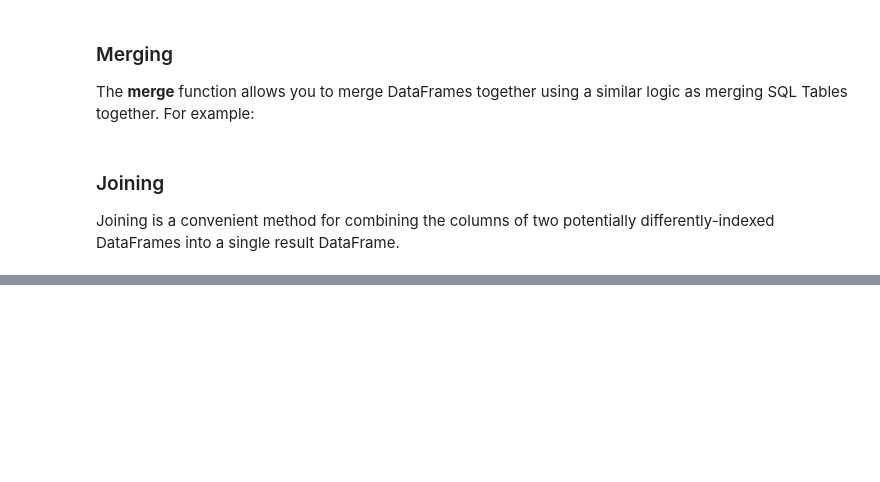
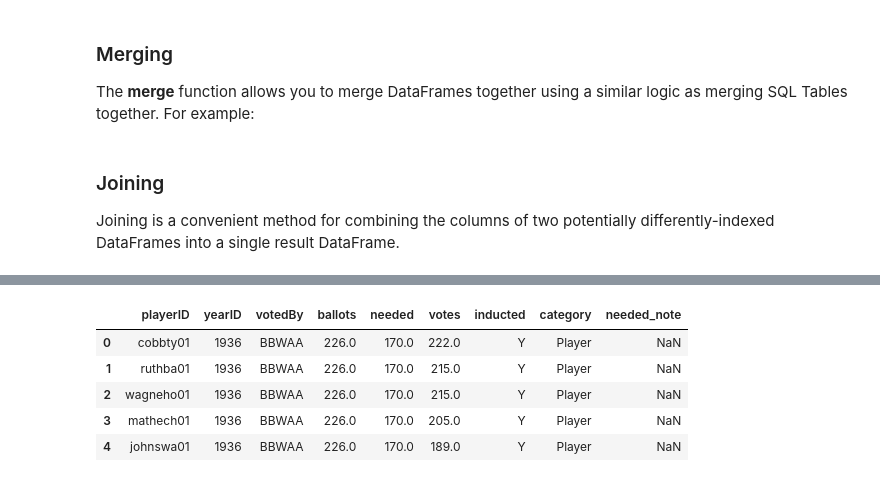
Before and after one commit to RotterdamAI/Ada-s-AI-Bootcamp, a Jupyter notebook: Python_Week_2.ipynb, the cells around one changed output, grey strips where cells are left out. Saved outputs shown, nothing was run; the diff lists cells and outputs as text; code cells hidden in the pictures; blank space fills up the shorter version.

```diff
--- a/Python_Week_2.ipynb
+++ b/Python_Week_2.ipynb
@@ -845,0 +1061,10 @@ hall_of_fame = pd.read_csv('https://rotterdamai001.blob.core.windows.net/python/
+# %%
+hall_of_fame = pd.read_csv('https://rotterdamai001.blob.core.windows.net/python/mlb/core/HallOfFame.csv')
+hall_of_fame.head()
+# %% [output]
+|  | playerID | yearID | votedBy | ballots | needed | votes | inducted | category | needed_note |
+| 0 | cobbty01 | 1936 | BBWAA | 226.0 | 170.0 | 222.0 | Y | Player | NaN |
+| 1 | ruthba01 | 1936 | BBWAA | 226.0 | 170.0 | 215.0 | Y | Player | NaN |
+| 2 | wagneho01 | 1936 | BBWAA | 226.0 | 170.0 | 215.0 | Y | Player | NaN |
+| 3 | mathech01 | 1936 | BBWAA | 226.0 | 170.0 | 205.0 | Y | Player | NaN |
+| 4 | johnswa01 | 1936 | BBWAA | 226.0 | 170.0 | 189.0 | Y | Player | NaN |
```
Also changed, not shown: parts of 82 cells of this notebook.
